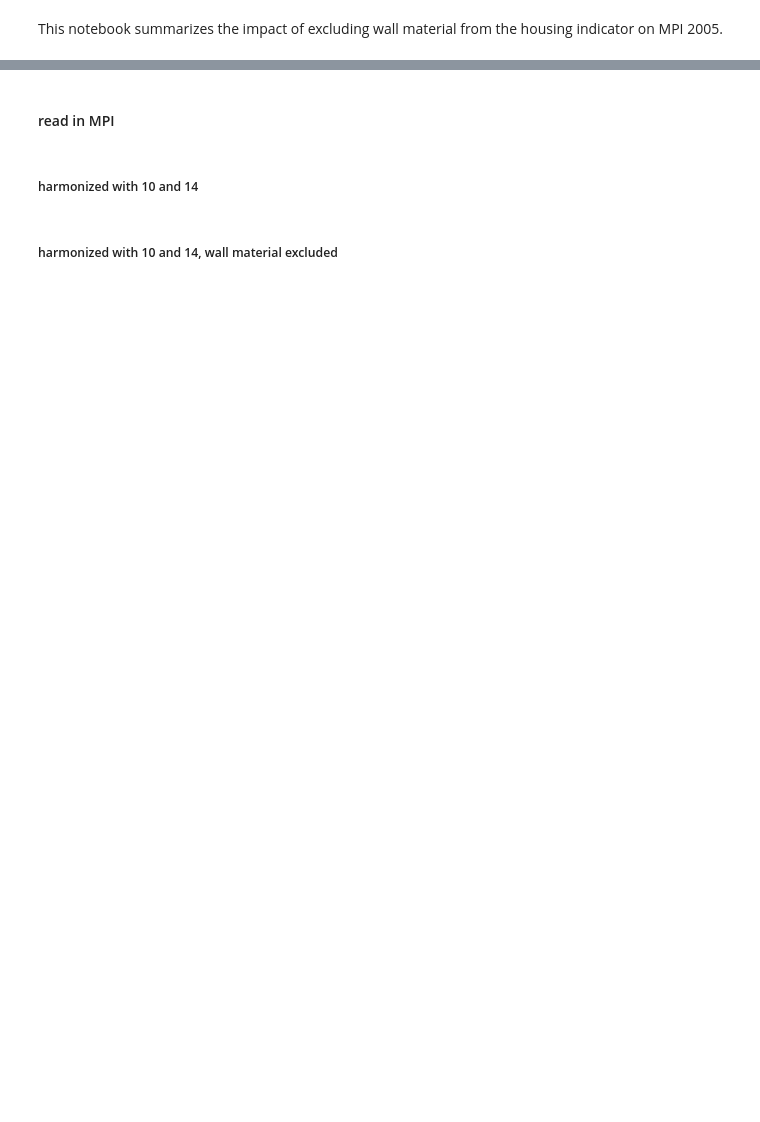
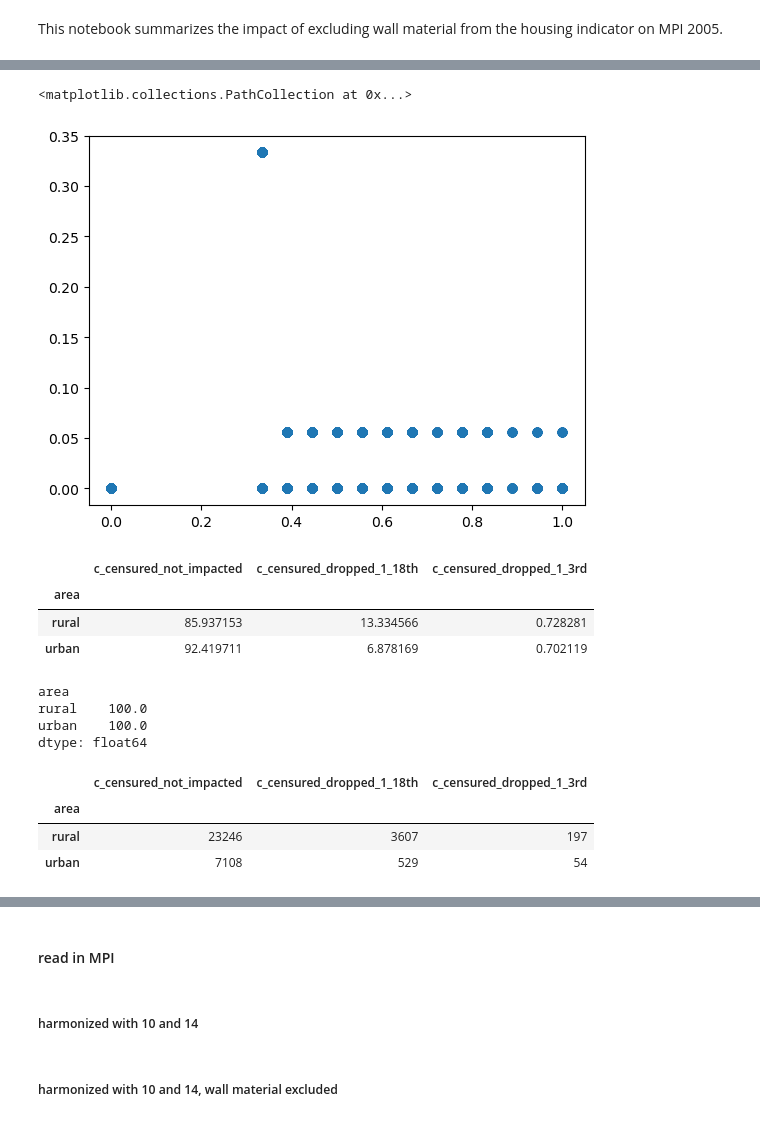
Before and after one commit to sig-gis/mpi, a Jupyter notebook: code/MPI/assess_wall_impact.ipynb, the cells around one changed output, grey strips where cells are left out. Saved outputs shown, nothing was run; the diff lists cells and outputs as text; code cells hidden in the pictures; blank space fills up the shorter version.

```diff
--- a/code/MPI/assess_wall_impact.ipynb
+++ b/code/MPI/assess_wall_impact.ipynb
@@ -13,0 +344,5 @@ outfd_path = code_path.parent.parent / 'output'
+# %%
+plt.scatter(df_valid.c_censured_vector_1_33_wall, loss_c_censured)  # not quite helpful
+# %% [output]
+<matplotlib.collections.PathCollection at 0x...>
+[figure, added]
@@ -13,0 +353,14 @@ outfd_path = code_path.parent.parent / 'output'
+# %%
+pct_impacted_by_area
+# %% [output]
+|  | c_censured_not_impacted | c_censured_dropped_1_18th | c_censured_dropped_1_3rd |
+| area |  |  |  |
+| rural | 85.937153 | 13.334566 | 0.728281 |
+| urban | 92.419711 | 6.878169 | 0.702119 |
+# %%
+pct_impacted_by_area.sum(axis=1)  # Sanity check
+# %% [output]
+area
+rural    100.0
+urban    100.0
+dtype: float64
@@ -13,0 +371,7 @@ outfd_path = code_path.parent.parent / 'output'
+# %%
+ppl_impacted_by_area
+# %% [output]
+|  | c_censured_not_impacted | c_censured_dropped_1_18th | c_censured_dropped_1_3rd |
+| area |  |  |  |
+| rural | 23246 | 3607 | 197 |
+| urban | 7108 | 529 | 54 |
```
Also changed, not shown: parts of 66 cells of this notebook.
